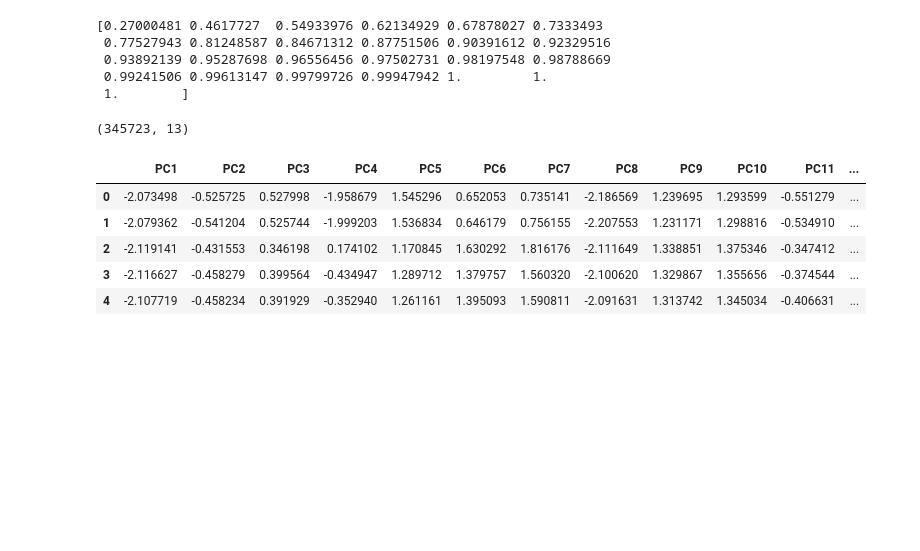
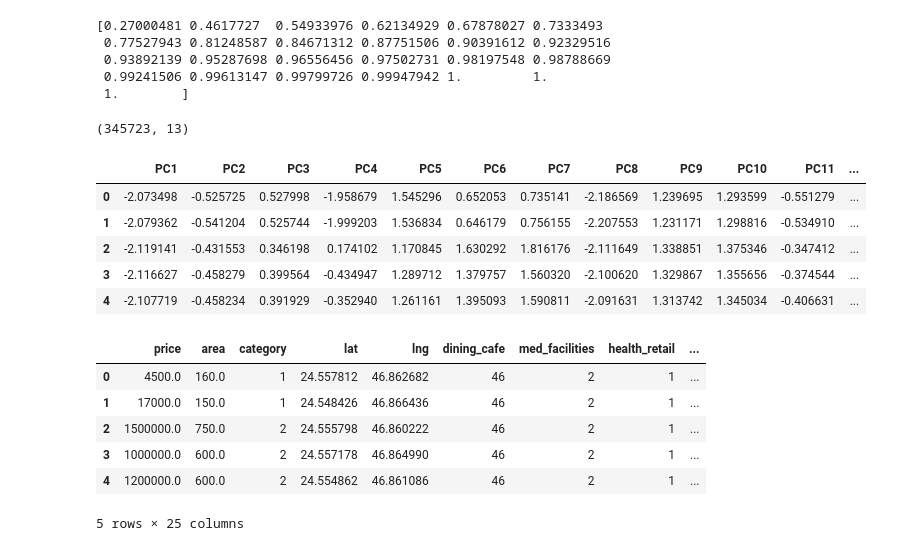
Before and after one commit to AbdulrahmanB-25/Machine_Learning_Competition, a Jupyter notebook: ML_code.ipynb, the cells around one changed output. Saved outputs shown, nothing was run; the diff lists cells and outputs as text; code cells hidden in the pictures; blank space fills up the shorter version.

Commit message:
Add k-means model and delete columns that make data leakage

```diff
--- a/ML_code.ipynb
+++ b/ML_code.ipynb
@@ -131,0 +135,18 @@ df_pca.head()
+# %%
+# Drop leakage / non-useful columns first
+cols_to_drop = ["property_id", "neighborhood"]  # add neighborhood here
+
+df_clean = df.drop(columns=cols_to_drop, errors="ignore")
+
+# keep only numeric columns
+df_numeric = df_clean.select_dtypes(include=["int64", "float64"])
+
+df_numeric.head()
+# %% [output]
+|  | price | area | category | lat | lng | dining_cafe | med_facilities | health_retail | ... |
+| 0 | 4500.0 | 160.0 | 1 | 24.557812 | 46.862682 | 46 | 2 | 1 | ... |
+| 1 | 17000.0 | 150.0 | 1 | 24.548426 | 46.866436 | 46 | 2 | 1 | ... |
+| 2 | 1500000.0 | 750.0 | 2 | 24.555798 | 46.860222 | 46 | 2 | 1 | ... |
+| 3 | 1000000.0 | 600.0 | 2 | 24.557178 | 46.864990 | 46 | 2 | 1 | ... |
+| 4 | 1200000.0 | 600.0 | 2 | 24.554862 | 46.861086 | 46 | 2 | 1 | ... |
+5 rows × 25 columns
```
Also changed, not shown: parts of 5 cells of this notebook.
